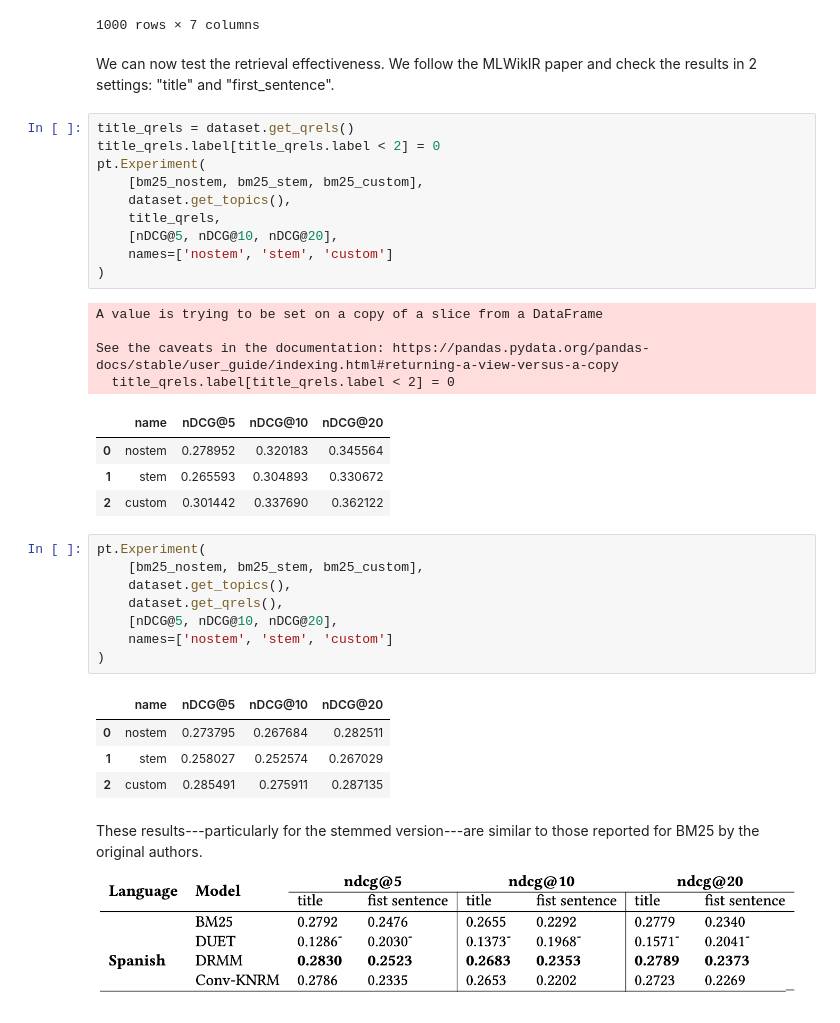
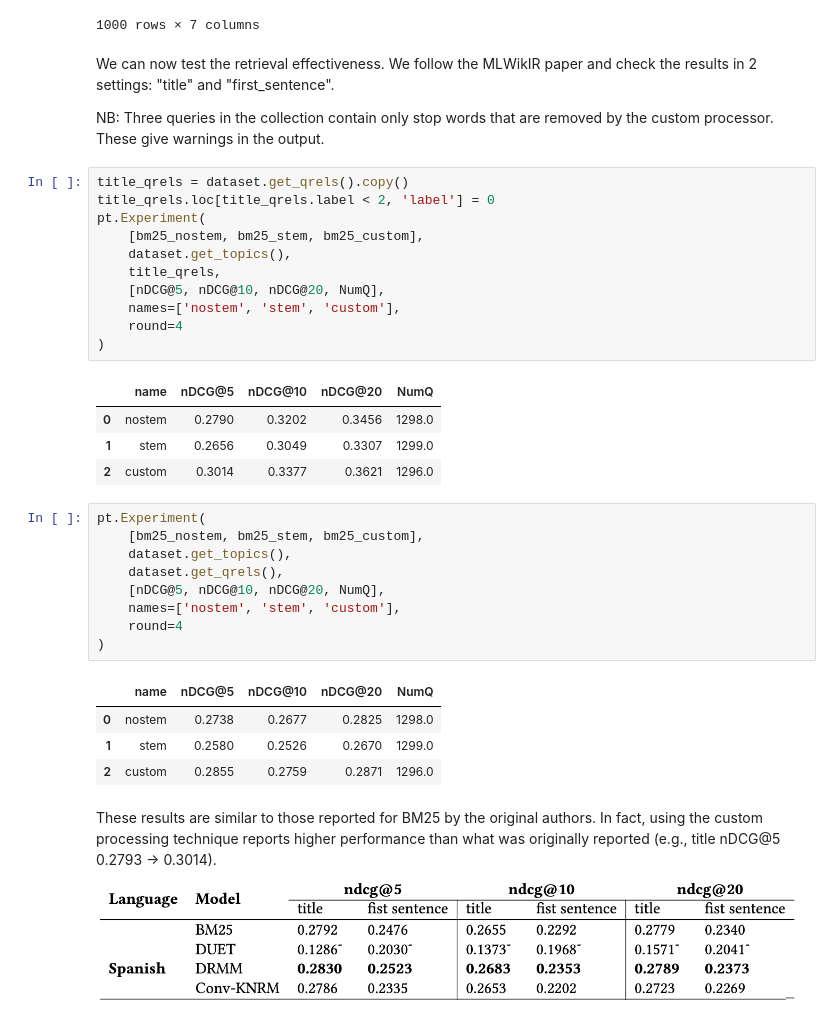
Before and after one commit to terrier-org/pyterrier, a Jupyter notebook: examples/notebooks/non_en_retrieval.ipynb, the cells around one changed output. Drawn from its saved outputs; the diff is of its cells as text.

```diff
--- a/examples/notebooks/non_en_retrieval.ipynb
+++ b/examples/notebooks/non_en_retrieval.ipynb
@@ -123,39 +123,39 @@ bm25_custom.search('El Centro') # example search and working around #188
 1000 rows × 7 columns
 # %% [markdown]
 We can now test the retrieval effectiveness. We follow the MLWikIR paper and check the results in 2 settings: "title" and "first_sentence".
+
+NB: Three queries in the collection contain only stop words that are removed by the custom processor. These give warnings in the output.
 # %%
-title_qrels = dataset.get_qrels()
-title_qrels.label[title_qrels.label < 2] = 0
+title_qrels = dataset.get_qrels().copy()
+title_qrels.loc[title_qrels.label < 2, 'label'] = 0
 pt.Experiment(
     [bm25_nostem, bm25_stem, bm25_custom],
     dataset.get_topics(),
     title_qrels,
-    [nDCG@5, nDCG@10, nDCG@20],
-    names=['nostem', 'stem', 'custom']
+    [nDCG@5, nDCG@10, nDCG@20, NumQ],
+    names=['nostem', 'stem', 'custom'],
+    round=4
 )
 # %% [output]
-A value is trying to be set on a copy of a slice from a DataFrame
-
-See the caveats in the documentation: https://pandas.pydata.org/pandas-docs/stable/user_guide/indexing.html#returning-a-view-versus-a-copy
-  title_qrels.label[title_qrels.label < 2] = 0
-|  | name | nDCG@5 | nDCG@10 | nDCG@20 |
-| 0 | nostem | 0.278952 | 0.320183 | 0.345564 |
-| 1 | stem | 0.265593 | 0.304893 | 0.330672 |
-| 2 | custom | 0.301442 | 0.337690 | 0.362122 |
+|  | name | nDCG@5 | nDCG@10 | nDCG@20 | NumQ |
+| 0 | nostem | 0.2790 | 0.3202 | 0.3456 | 1298.0 |
+| 1 | stem | 0.2656 | 0.3049 | 0.3307 | 1299.0 |
+| 2 | custom | 0.3014 | 0.3377 | 0.3621 | 1296.0 |
 # %%
 pt.Experiment(
     [bm25_nostem, bm25_stem, bm25_custom],
     dataset.get_topics(),
     dataset.get_qrels(),
-    [nDCG@5, nDCG@10, nDCG@20],
-    names=['nostem', 'stem', 'custom']
+    [nDCG@5, nDCG@10, nDCG@20, NumQ],
+    names=['nostem', 'stem', 'custom'],
+    round=4
 )
 # %% [output]
-|  | name | nDCG@5 | nDCG@10 | nDCG@20 |
-| 0 | nostem | 0.273795 | 0.267684 | 0.282511 |
-| 1 | stem | 0.258027 | 0.252574 | 0.267029 |
-| 2 | custom | 0.285491 | 0.275911 | 0.287135 |
+|  | name | nDCG@5 | nDCG@10 | nDCG@20 | NumQ |
+| 0 | nostem | 0.2738 | 0.2677 | 0.2825 | 1298.0 |
+| 1 | stem | 0.2580 | 0.2526 | 0.2670 | 1299.0 |
+| 2 | custom | 0.2855 | 0.2759 | 0.2871 | 1296.0 |
 # %% [markdown]
-These results---particularly for the stemmed version---are similar to those reported for BM25 by the original authors.
+These results are similar to those reported for BM25 by the original authors. In fact, using the custom processing technique reports higher performance than what was originally reported (e.g., title nDCG@5 0.2793 -> 0.3014).
 
 ![screenshot.png](embedded-picture-1)
```
Also changed, not shown: parts of 2 cells of this notebook.
